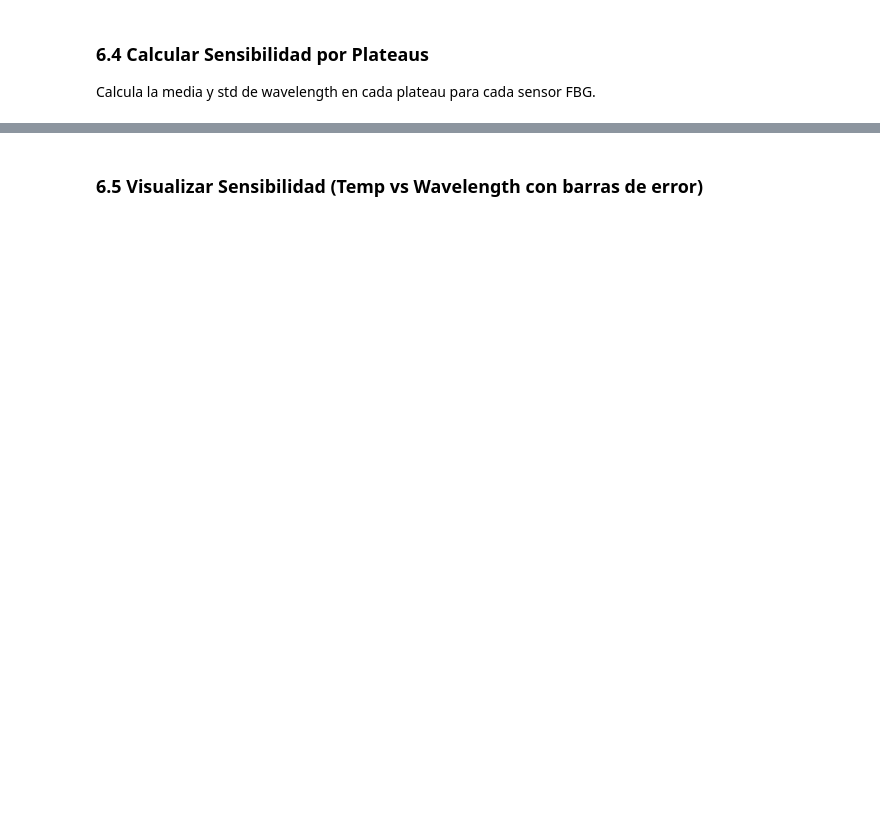
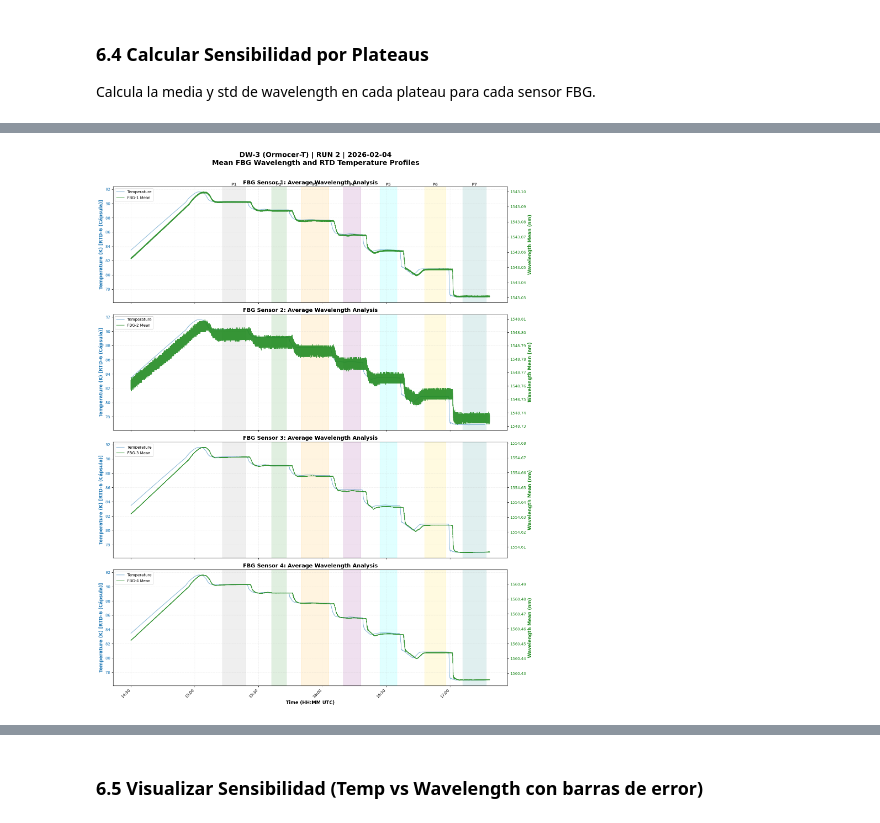
Before and after one commit to garpol/rtd-calibration-ana, a Jupyter notebook: FBG_Sensitivity_Analysis/Analisis_FBG_DW3_T_20260204.ipynb, the cells around one changed output, grey strips where cells are left out. Saved outputs shown, nothing was run; the diff lists cells and outputs as text; code cells hidden in the pictures; blank space fills up the shorter version.

```diff
--- a/FBG_Sensitivity_Analysis/Analisis_FBG_DW3_T_20260204.ipynb
+++ b/FBG_Sensitivity_Analysis/Analisis_FBG_DW3_T_20260204.ipynb
@@ -939,0 +943,81 @@ FBG-4: 7 plateaus procesados
+# %%
+# ============================================================================
+# PLOT 1: Wavelength (MEAN) vs Temperature with Shaded Plateaus
+# Fiber: DW-3 (Ormocer-T) | RUN 2 | Date: 2026-02-04
+# ============================================================================
+
+import matplotlib.pyplot as plt
+import matplotlib.dates as mdates
+
+# Configuration
+color_temp = 'tab:blue'
+color_wav_mean = 'forestgreen'  # Color for the Mean Wavelength
+plateau_colors = ['gray', 'green', 'orange', 'purple', 'cyan', 'gold', 'teal']
+
+# Using all 4 sensors available in Run 2
+sensors_to_plot = [1, 2, 3, 4]
+fig, axes = plt.subplots(len(sensors_to_plot), 1, figsize=(16, 5 * len(sensors_to_plot)), sharex=True)
+
+for idx, sensor_num in enumerate(sensors_to_plot):
+    label_mean = f"FBG-{sensor_num}-Mean"
+
+    # Check if the mean data exists for this sensor
+    if label_mean not in fbg_mean_data:
+        print(f"⚠️ Data missing for {label_mean}, skipping...")
+        continue
+
+    data_mean = fbg_mean_data[label_mean]
+    ax1 = axes[idx]
+
+    # 1. Left Axis: Temperature (RTD Reference)
+    ax1.set_ylabel(f'Temperature (K) [{rtd_ref_name}]', fontsize=12, color=color_temp, fontweight='bold')
+    ax1.plot(times_temp_ref, temp_ref_valid, color=color_temp, linewidth=1.5, alpha=0.5, label='Temperature')
+    ax1.tick_params(axis='y', labelcolor=color_temp)
+    ax1.grid(True, alpha=0.2, linestyle='--')
+
+    # 2. Add Shaded Plateaus (Color bands)
+    if 'plateau_data' in globals() and len(plateau_data) > 0:
+        for p_idx, plateau in enumerate(plateau_data):
+            p_color = plateau_colors[p_idx % len(plateau_colors)]
+            ax1.axvspan(plateau["t0"], plateau["tfin"], color=p_color, alpha=0.12)
+            # Add labels only on the top subplot for clarity
+            if idx == 0:
+                mid_time = plateau["t0"] + (plateau["tfin"] - plateau["t0"]) / 2
+                ax1.text(mid_time, ax1.get_ylim()[1], f'P{p_idx+1}',
+                         ha='center', va='bottom', fontweight='bold', alpha=0.7)
+
+    # 3. Right Axis: Wavelength (Mean of P & S)
+    ax2 = ax1.twinx()
+    ax2.set_ylabel('Wavelength Mean (nm)', fontsize=12, color=color_wav_mean, fontweight='bold')
+    ax2.plot(data_mean["timestamps"], data_mean["wavelength"],
+             color=color_wav_mean, linewidth=1.2, alpha=0.9, label=f'FBG-{sensor_num} Mean')
+
+    ax2.tick_params(axis='y', labelcolor=color_wav_mean)
+    ax2.ticklabel_format(useOffset=False, axis='y') # Important to see picometer shifts
+
+    # Titles and Legends
+    ax1.set_title(f'FBG Sensor {sensor_num}: Average Wavelength Analysis', fontsize=14, fontweight='bold')
+
+    # Combine legends from both axes
+    lines1, labels1 = ax1.get_legend_labels_handles() if hasattr(ax1, 'get_legend_labels_handles') else ax1.get_legend_handles_labels()
+    lines2, labels2 = ax2.get_legend_handles_labels()
+    ax1.legend(lines1 + lines2, labels1 + labels2, loc='upper left', frameon=True, framealpha=0.9)
+
+# Format X-Axis (Time)
+axes[-1].set_xlabel('Time (HH:MM UTC)', fontsize=12, fontweight='bold')
+axes[-1].xaxis.set_major_formatter(mdates.DateFormatter('%H:%M'))
+
+for label in axes[-1].get_xticklabels():
+    label.set_rotation(45)
+    label.set_ha('right')
+
+# Overall Figure Title
+plt.suptitle(f'DW-3 (Ormocer-T) | RUN 2 | 2026-02-04\nMean FBG Wavelength and RTD Temperature Profiles',
+             fontsize=18, y=1.01, fontweight='bold')
+
+plt.tight_layout()
+plt.show()
+
+print("✅ Plot generated for Mean Wavelength with English labels and shaded plateaus.")
+# %% [output]
+[figure, added]
```
Also changed, not shown: parts of 23 cells of this notebook, 17 other files.
